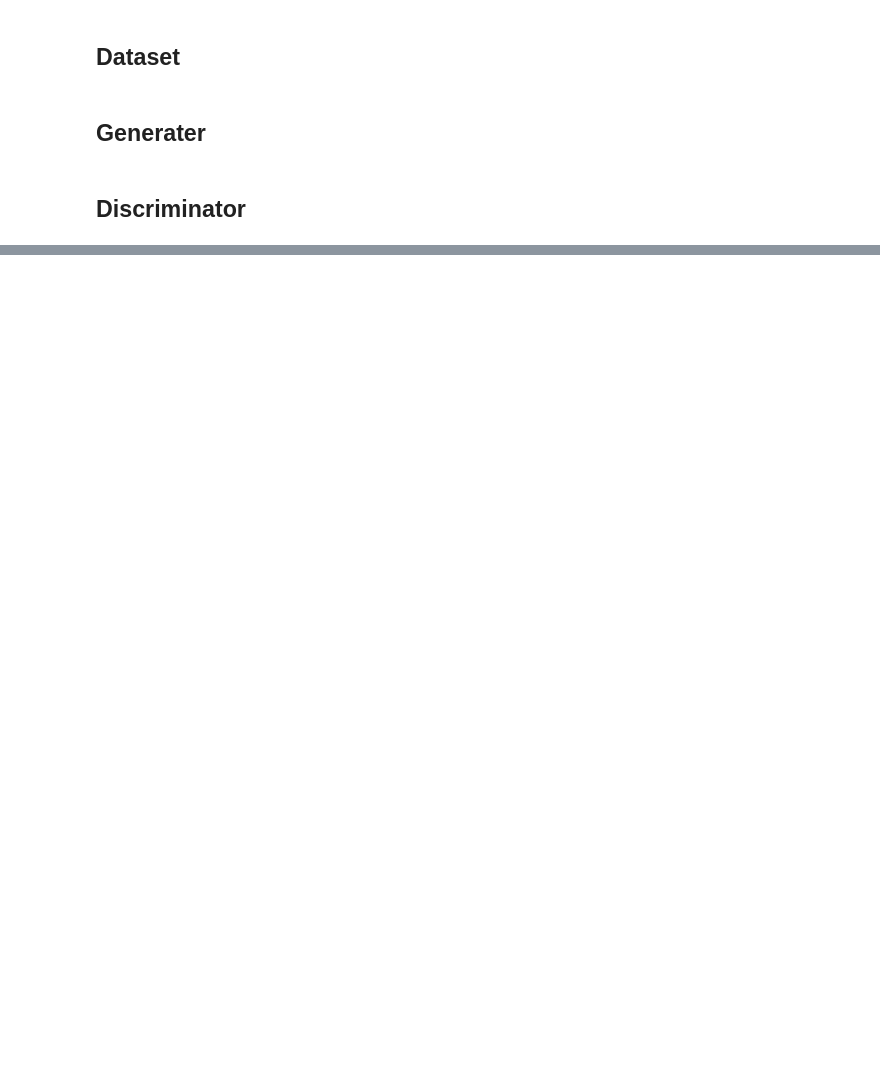
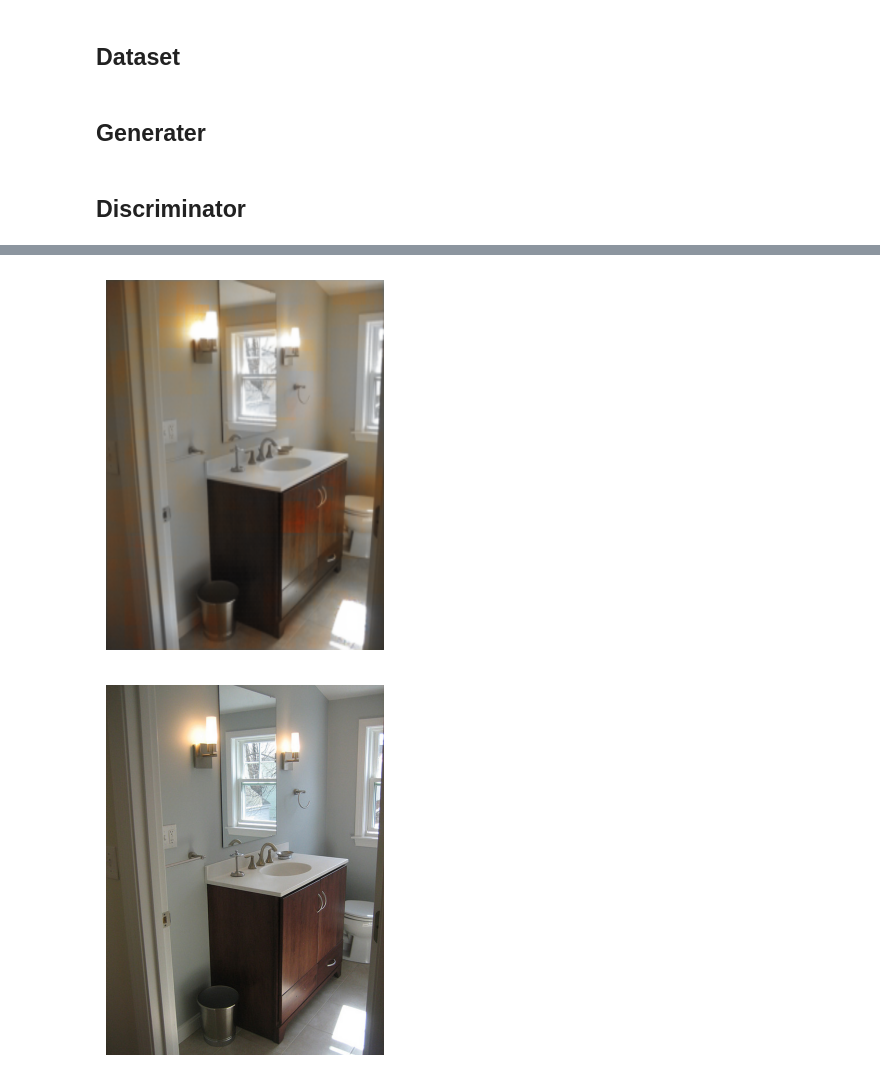
Before and after one commit to AaronFurlan/colorAIzer, a Jupyter notebook: model.ipynb, the cells around one changed output, grey strips where cells are left out. Saved outputs shown, nothing was run; the diff lists cells and outputs as text; code cells hidden in the pictures; blank space fills up the shorter version.

```diff
--- a/model.ipynb
+++ b/model.ipynb
@@ -9,0 +22,20 @@ from pathlib import Path
+# %%
+def plot_fake_real_images(fake_tensor, real_img, save=False):
+
+    img1 = F.to_pil_image(fake_tensor.squeeze(0).cpu())
+
+    if save:
+        img1.save("output.jpg")
+
+
+    plt.imshow(img1)
+    plt.axis("off")
+    plt.show()
+
+    plt.imshow(real_img)
+    plt.axis("off")
+    plt.show()
+# %%
+def get_n_image_path(data_path, n):
+    image_paths = sorted(data_path.glob("*.jpg"))
+    return image_paths[n]
@@ -10,3 +70,13 @@ from pathlib import Path
+# %%
+def generate_image_n(checkpoint_path, datapath, n):
+
+    img_path = get_n_image_path(datapath, n)
+    img_rgb = Image.open(img_path).convert("RGB")
+
+    grey_img = Image.open(img_path).convert("L")
+    fake_color = colorize_grey_image(grey_img, checkpoint_path)
+
+    plot_fake_real_images(fake_color, img_rgb, save=False)
 # %% [markdown]
 ## Dataset
 # %%
@@ -108,12 +281,14 @@ class Discriminator(nn.Module):
 # %%
 # Hyperparameter
+lambda_l1 = 100
 lr_generator = 2e-4
 lr_discriminator = 1e-4
 b1_generator = 0.5
 b2_generator = 0.999
 b1_discriminator = 0.5
 b2_discriminator = 0.999
-epochs = 100
-batch_size = 8
-datapath = Path.cwd() / "images"
+
+max_epochs = 50
+batch_size = 128
+datapath = Path('/exchange/cvai/colorAIzer/data/coco2017')
 output_folder = Path.cwd() / "images" / "generated"
@@ -204,0 +345,5 @@ Epoch [99/100] Batch [0/1] Loss D: 0.1896, loss G: 9.0719
+# %%
+generate_image_n('checkpoints/colorization-epochepoch=49_run2.ckpt', datapath, 50236)
+# %% [output]
+[figure, added]
+[figure, added]
```
Also changed, not shown: parts of 20 cells of this notebook.
